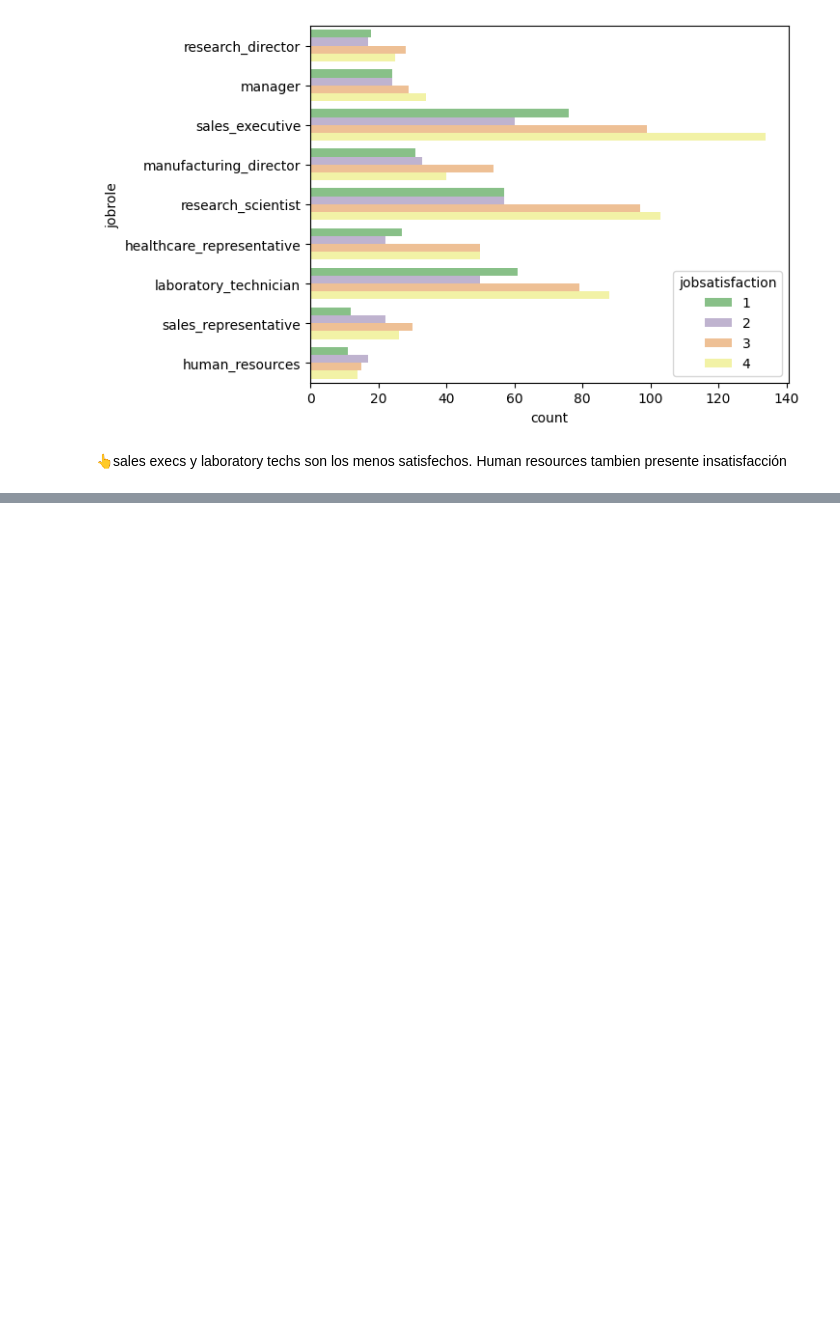
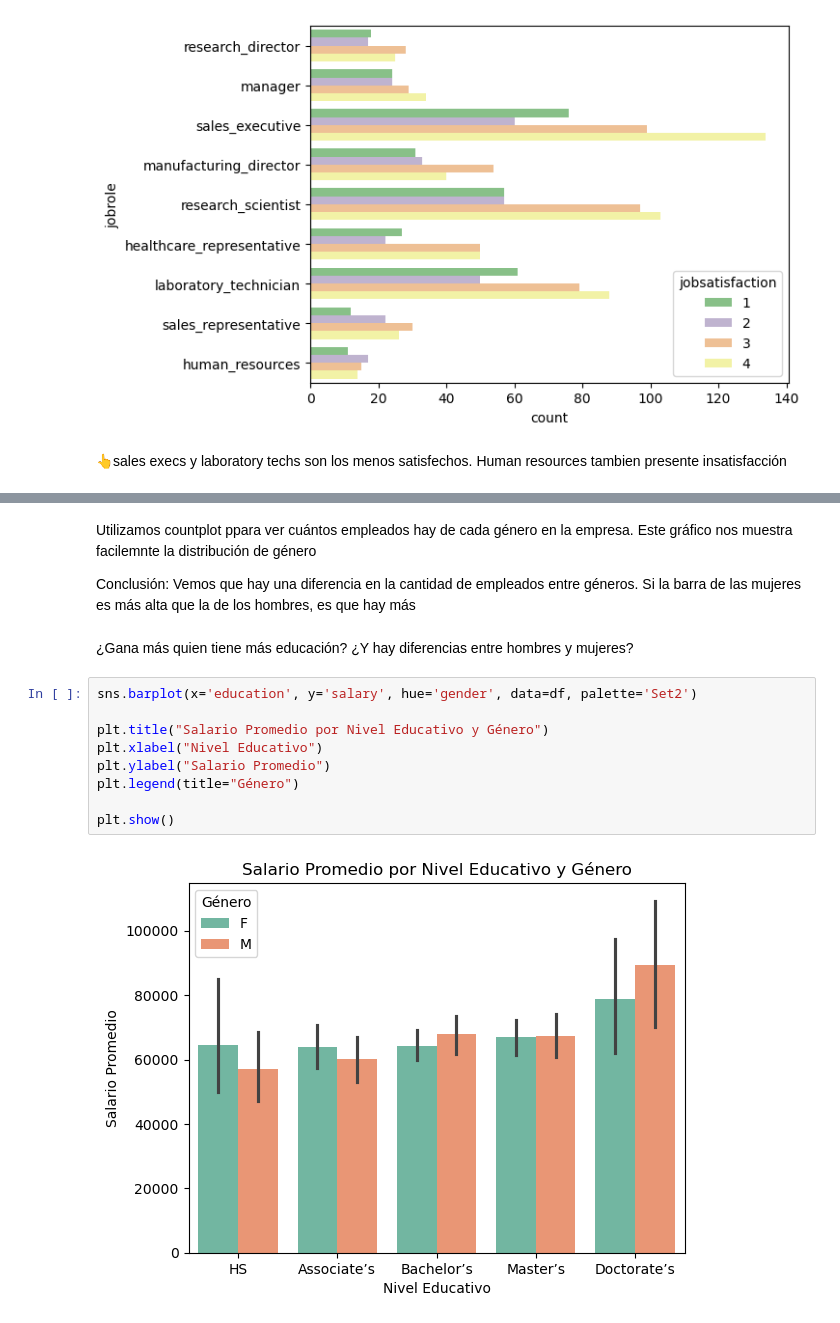
Before and after one commit to NuriaSalasVazquez/project-da-promo-49-modulo-3-team-4, a Jupyter notebook: EDA.ipynb, the cells around one changed output, grey strips where cells are left out. Cells and saved outputs as stored; diff of their text form; blank space fills up the shorter version.

```diff
--- a/EDA.ipynb
+++ b/EDA.ipynb
@@ -827,0 +842,18 @@ sns.countplot(
+# %% [markdown]
+Utilizamos countplot ppara ver cuántos empleados hay de cada género en la empresa. Este gráfico nos muestra facilemnte la distribución de género
+
+Conclusión:
+Vemos que hay una diferencia en la cantidad de empleados entre géneros. Si la barra de las mujeres es más alta que la de los hombres, es que hay más
+# %% [markdown]
+¿Gana más quien tiene más educación? ¿Y hay diferencias entre hombres y mujeres?
+# %%
+sns.barplot(x='education', y='salary', hue='gender', data=df, palette='Set2')
+
+plt.title("Salario Promedio por Nivel Educativo y Género")
+plt.xlabel("Nivel Educativo")
+plt.ylabel("Salario Promedio")
+plt.legend(title="Género")
+
+plt.show()
+# %% [output]
+[figure, added]
```
Also changed, not shown: parts of 21 cells of this notebook.
